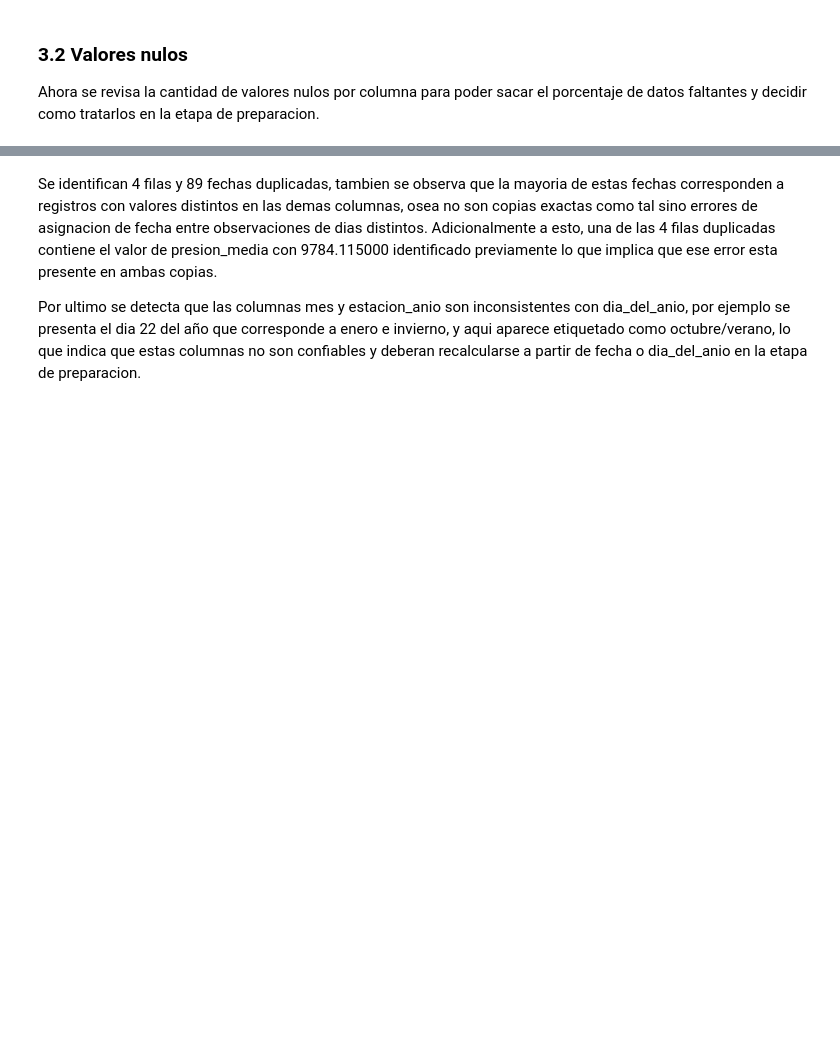
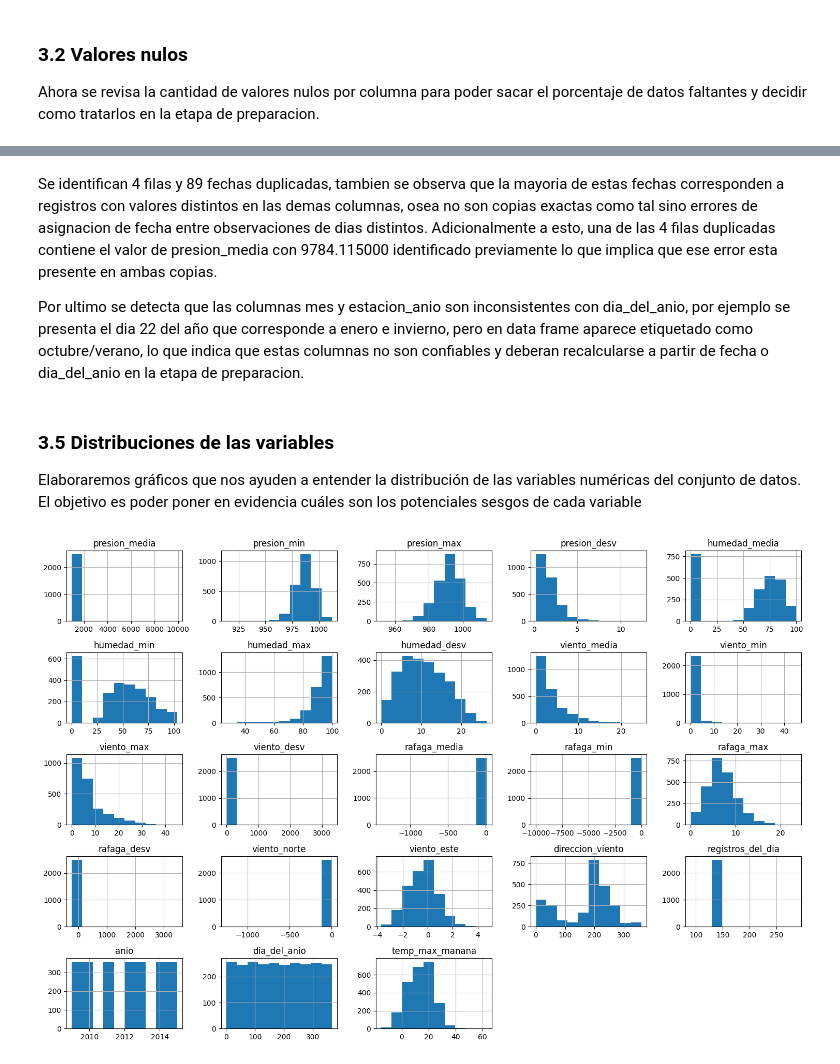
Before and after one commit to DanielEPardo/Lab1-ML, a Jupyter notebook: Laboratorio 1 - Exploración, preparación y regresión lineal.ipynb, the cells around one changed output, grey strips where cells are left out. Saved outputs shown, nothing was run; the diff lists cells and outputs as text; code cells hidden in the pictures; blank space fills up the shorter version.

Commit message:
Exploración de los datos

```diff
--- a/Laboratorio 1 - Exploración, preparación y regresión lineal.ipynb
+++ b/Laboratorio 1 - Exploración, preparación y regresión lineal.ipynb
@@ -153,4 +235,13 @@ Fechas duplicadas: 89
 # %% [markdown]
 Se identifican 4 filas y 89 fechas duplicadas, tambien se observa que la mayoria de estas fechas corresponden a registros con valores distintos en las demas columnas, osea no son copias exactas como tal sino errores de asignacion de fecha entre observaciones de dias distintos. Adicionalmente a esto, una de las 4 filas duplicadas contiene el valor de presion_media con 9784.115000 identificado previamente lo que implica que ese error esta presente en ambas copias.
 
-Por ultimo se detecta que las columnas mes y estacion_anio son inconsistentes con dia_del_anio, por ejemplo se presenta el dia 22 del año que corresponde a enero e invierno, y aqui aparece etiquetado como octubre/verano, lo que indica que estas columnas no son confiables y deberan recalcularse a partir de fecha o dia_del_anio en la etapa de preparacion.
+Por ultimo se detecta que las columnas mes y estacion_anio son inconsistentes con dia_del_anio, por ejemplo se presenta el dia 22 del año que corresponde a enero e invierno, pero en data frame aparece etiquetado como octubre/verano, lo que indica que estas columnas no son confiables y deberan recalcularse a partir de fecha o dia_del_anio en la etapa de preparacion.
+# %% [markdown]
+### 3.5 Distribuciones de las variables
+Elaboraremos gráficos que nos ayuden a entender la distribución de las variables numéricas del conjunto de datos. El objetivo es poder poner en evidencia cuáles son los potenciales sesgos de cada variable
+# %%
+data.hist(figsize=(15, 10))
+plt.tight_layout()
+plt.show()
+# %% [output]
+[figure, added]
```
Also changed, not shown: parts of 32 cells of this notebook.
